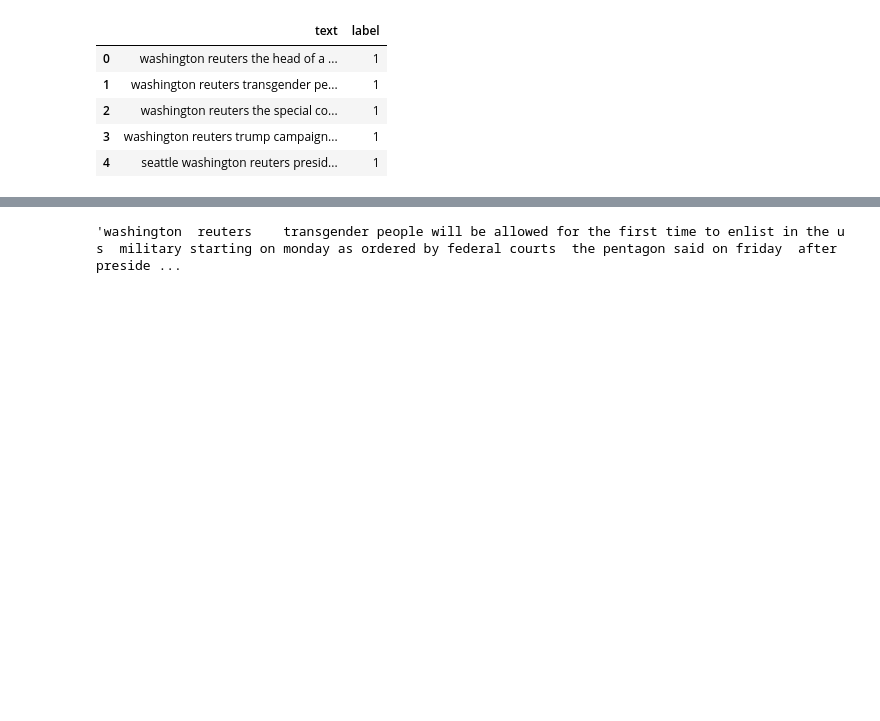
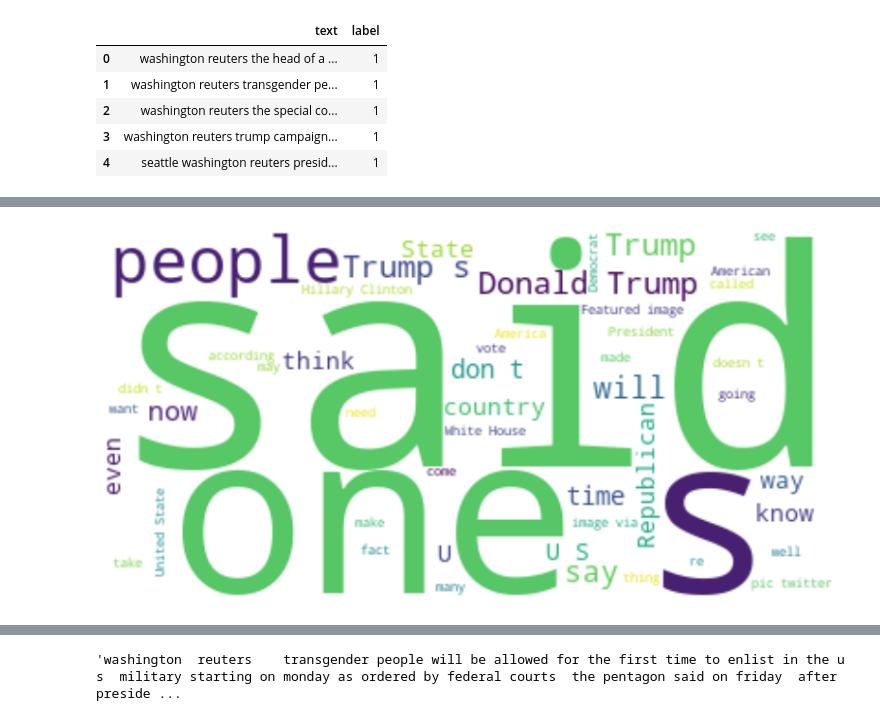
Before and after one commit to FransiscoReadyPermana/FakeNewsDetection, a Jupyter notebook: test.ipynb, the cells around one changed output, grey strips where cells are left out. Saved outputs shown, nothing was run; the diff lists cells and outputs as text; code cells hidden in the pictures; blank space fills up the shorter version.

```diff
--- a/test.ipynb
+++ b/test.ipynb
@@ -97,0 +130,4 @@ df.head()
+# %%
+display_cloud(df[df['label'] == 1]['text'],'red')
+# %% [output]
+[figure, added]
```
Also changed, not shown: parts of 11 cells of this notebook.
